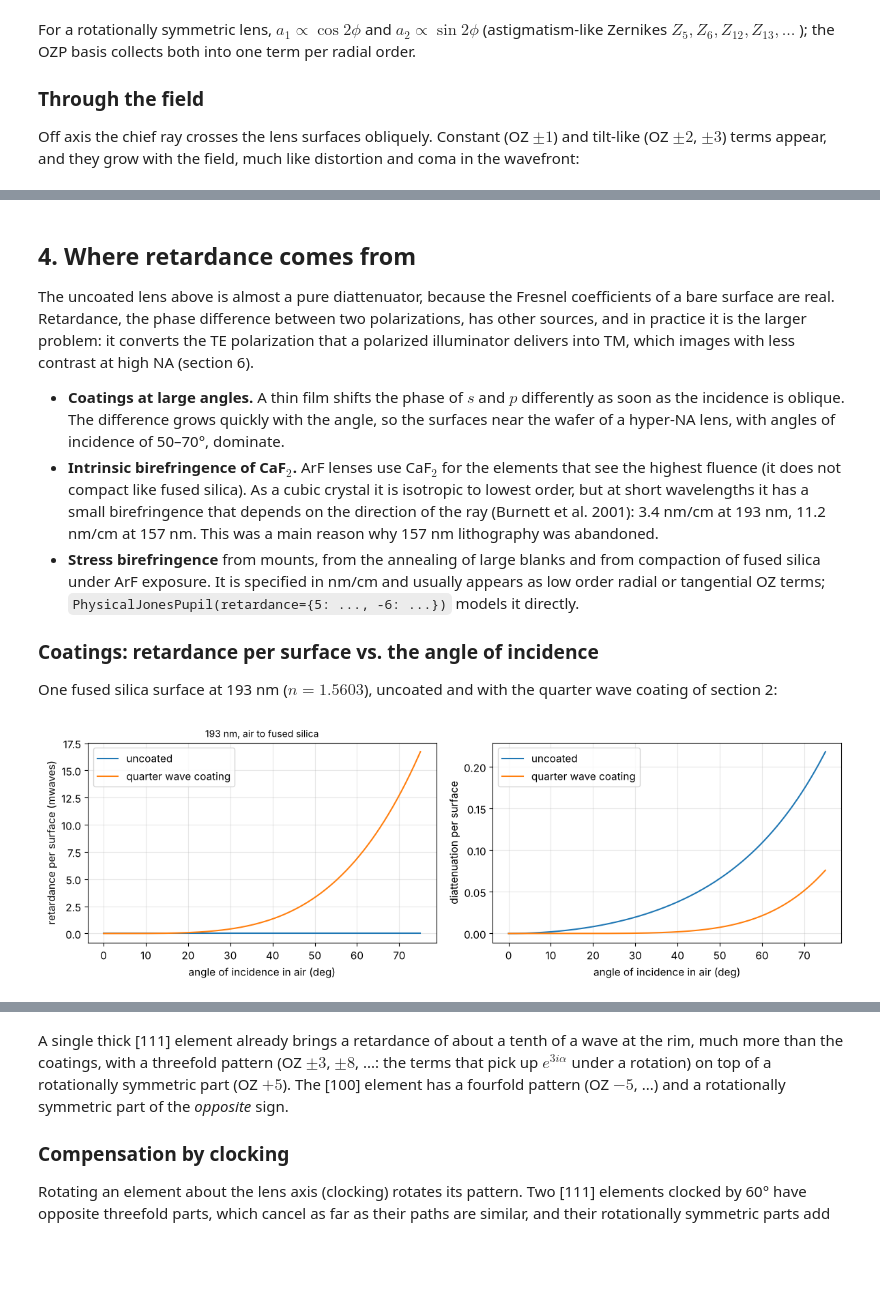
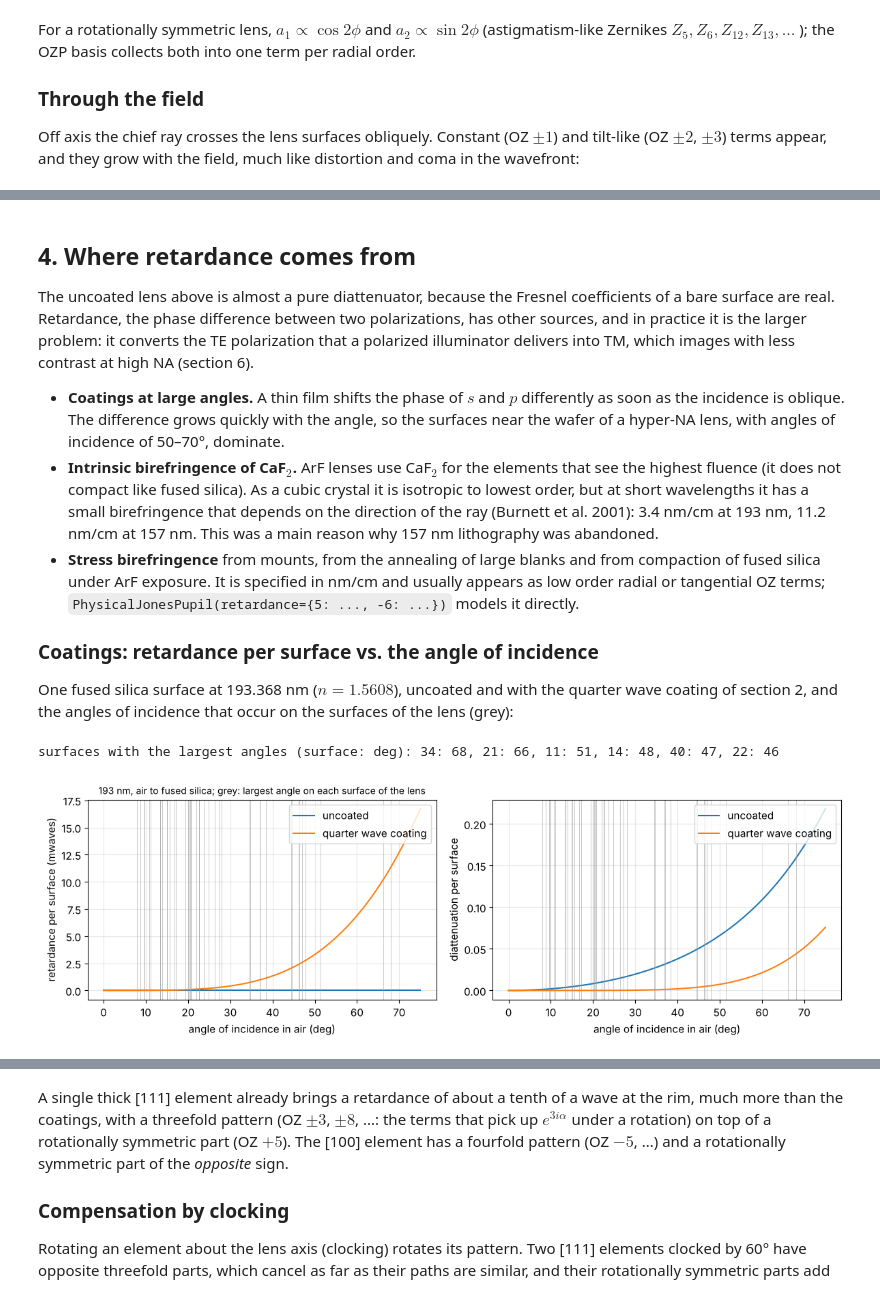
Before and after one commit to aeberspaecher/pyoptics, a Jupyter notebook: notebooks/31_litho_jones_pupil.ipynb, the cells around one changed output, grey strips where cells are left out. Cells and saved outputs as stored; diff of their text form; code cells hidden in the pictures; blank space fills up the shorter version.

```diff
--- a/notebooks/31_litho_jones_pupil.ipynb
+++ b/notebooks/31_litho_jones_pupil.ipynb
@@ -137,9 +136,14 @@ coating ($n_c = \sqrt{n_\mathrm{glass}}$).
 # %%
-system = caldwell_krf_lens()
-n_glass = system.n[1]
-coating = lens.quarter_wave_coating(n_glass, system.wavelength)
+system = zeiss_arfi_lens()
+n_glass = SIO2_ARF
+layers = lens.quarter_wave_coating(n_glass, system.wavelength)
+last = len(system.surfaces) - 1  # glass to water
+
+def coating(i, n):
+    return None if i == last else layers
+
 print("fused silica n = {:.4f}, coating n = {:.4f}, thickness {:.1f} nm".format(
-    n_glass, coating[0][0], coating[0][1]*1e6))
+    n_glass, layers[0][0], layers[0][1]*1e6))
 
 uncoated = lens.lens_jones_pupil(system, N=41)
 coated = lens.lens_jones_pupil(system, N=41, coating=coating)
@@ -299,37 +303,62 @@ illuminator delivers into TM, which images with less contrast at high NA
 
 ### Coatings: retardance per surface vs. the angle of incidence
 
-One fused silica surface at 193 nm ($n = 1.5603$), uncoated and with the
-quarter wave coating of section 2:
+One fused silica surface at 193.368 nm ($n = 1.5608$), uncoated and with the
+quarter wave coating of section 2, and the angles of incidence that occur on
+the surfaces of the lens (grey):
 # %%
 from pyoptics import thin_films
 
-n_glass_arf = 1.5603
-wl_arf = 193.4
+n_glass_arf = SIO2_ARF
+wl_arf = system.wavelength_nm
 layer = lens.quarter_wave_coating(n_glass_arf, wl_arf)[0]
 angles = np.radians(np.linspace(0.0, 75.0, 151))
 
 def surface_polarization(n_layer, d_layer):
     t = {pol: np.array([thin_films.r_t_coeffs(a, [n_layer], [0.0], [d_layer], 1.0, 0.0, n_glass_arf,
                                               0.0, pol, wl_arf)[1] for a in angles])
          for pol in ("s", "p")}
     T = {pol: np.array([thin_films.R_T_A_coeffs(a, [n_layer], [0.0], [d_layer], 1.0, 0.0, n_glass_arf,
                                                 0.0, pol, wl_arf)[1] for a in angles])
          for pol in ("s", "p")}
     retardance = np.angle(t["p"]/t["s"])/(2*np.pi)  # waves
     return retardance, (T["p"] - T["s"])/(T["p"] + T["s"])
 
+def max_angles_in_air(system, N=21):
+    # largest angle of incidence on each surface, on the gas side (Snell), over the pupil and field
+    n = system.n
+    frames = system.frames()[0]
+    p = np.linspace(-1, 1, N)
+    PX, PY = np.meshgrid(p, p)
+    inside = PX**2 + PY**2 <= 1
+    worst = np.zeros(len(system.surfaces))
+    for field in (0.0, system.max_field):
+        b = system.trace_pupil(field, PX[inside], PY[inside])
+        for i, s in enumerate(system.surfaces):
+            o, R = frames[i]
+            Q = (b.points[i + 1][b.valid] - o) @ R
+            cos_i = np.abs(np.sum(s.normal(Q)*(b.directions[i][b.valid] @ R), axis=-1))
+            worst[i] = max(worst[i], np.max(n[i]*np.sqrt(1 - cos_i**2)))
+    return np.degrees(np.arcsin(np.clip(worst, 0, 1)))
+
+aoi = max_angles_in_air(system)
 fig, axes = plt.subplots(1, 2, figsize=(12, 4))
 for (n_l, d_l), name in (((1.0, 0.0), "uncoated"), (layer, "quarter wave coating")):
     ret, dia = surface_polarization(n_l, d_l)
     axes[0].plot(np.degrees(angles), 1e3*ret, label=name)
     axes[1].plot(np.degrees(angles), dia, label=name)
 axes[0].set_ylabel("retardance per surface (mwaves)"), axes[1].set_ylabel("diattenuation per surface")
 for ax in axes:
+    for a in aoi[1:-1]:
+        ax.axvline(a, color="0.6", lw=0.6, alpha=0.6)
     ax.set_xlabel("angle of incidence in air (deg)"), ax.grid(alpha=0.3), ax.legend()
-axes[0].set_title("193 nm, air to fused silica", fontsize=10)
+axes[0].set_title("193 nm, air to fused silica; grey: largest angle on each surface of the lens", fontsize=10)
 plt.tight_layout()
+gas = aoi[:-1]  # the glass to water surface has no gas side
+print("surfaces with the largest angles (surface: deg):",
+      ", ".join("{}: {:.0f}".format(system.surfaces[i].label, gas[i]) for i in np.argsort(gas)[::-1][:6]))
 # %% [output]
+surfaces with the largest angles (surface: deg): 34: 68, 21: 66, 11: 51, 14: 48, 40: 47, 22: 46
-[figure, old version]
+[figure, new version]
 # %% [markdown]
 The uncoated surface has no retardance at all; the coating has some
```
Also changed, not shown: parts of 20 cells of this notebook, 5 other files.
